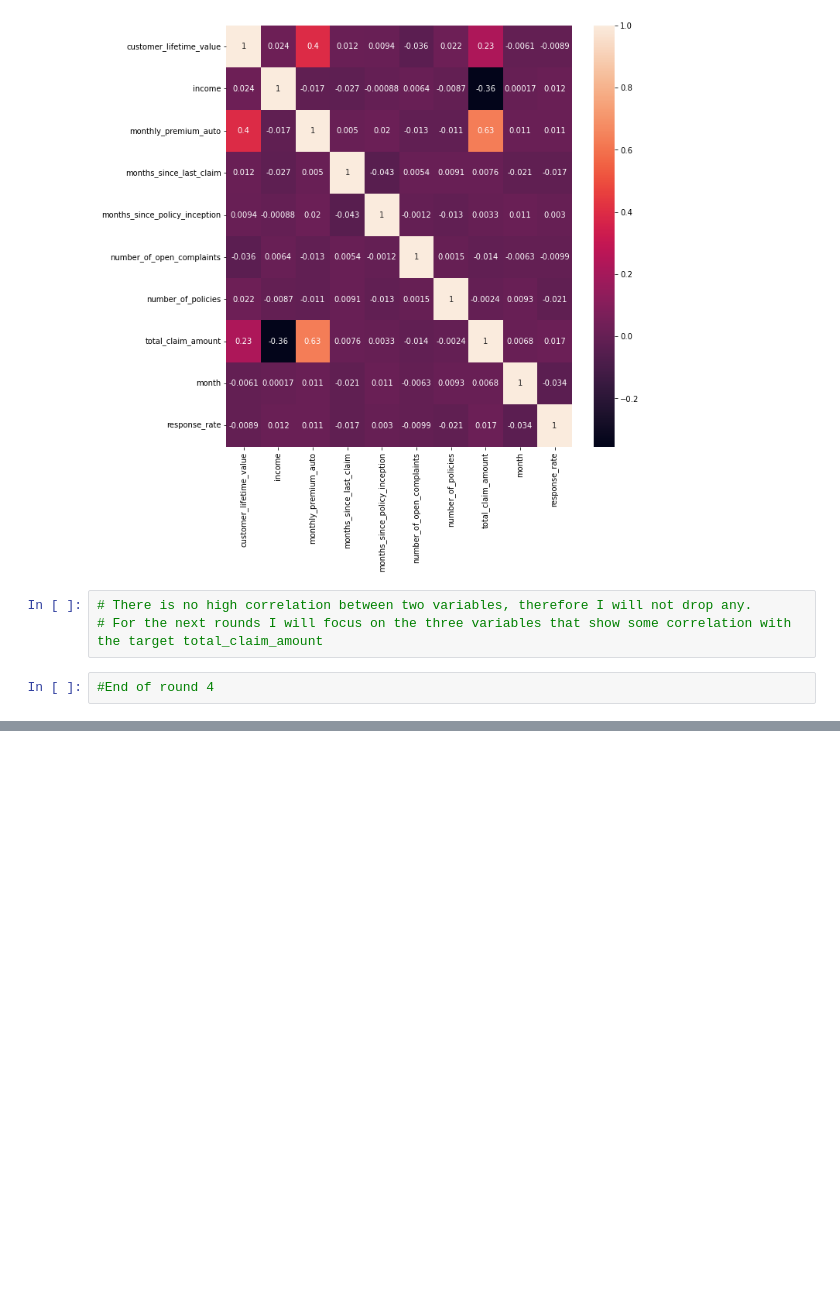
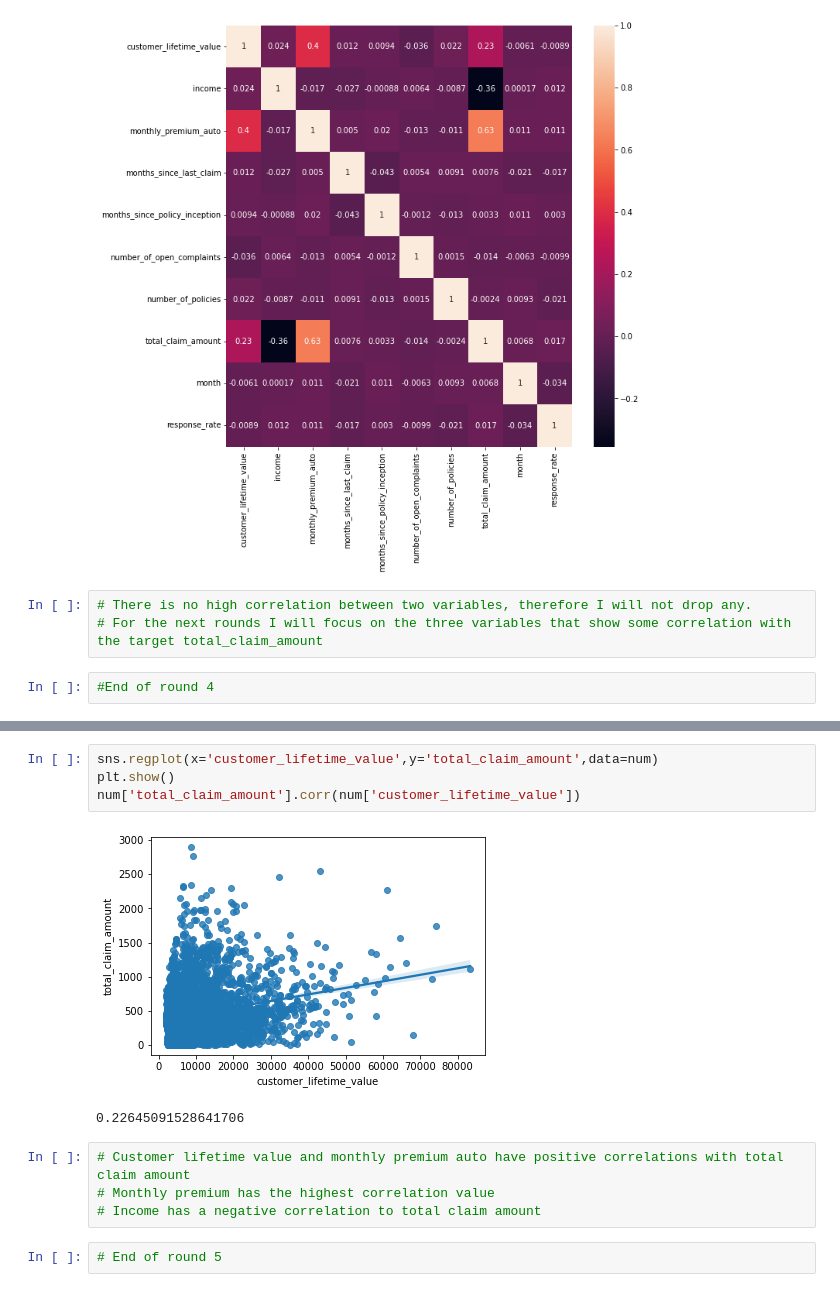
Before and after one commit to matosluana/lab-customer-analysis-round-2, a Jupyter notebook: files_for_lab/csv_files/Lab-customer-analysis-round-2.ipynb, the cells around one changed output, grey strips where cells are left out. Drawn from its saved outputs; the diff is of its cells as text; blank space fills up the shorter version.

Commit message:
Round 5

```diff
--- a/files_for_lab/csv_files/Lab-customer-analysis-round-2.ipynb
+++ b/files_for_lab/csv_files/Lab-customer-analysis-round-2.ipynb
@@ -392,0 +445,13 @@ plt.show()
+# %%
+sns.regplot(x='customer_lifetime_value',y='total_claim_amount',data=num)
+plt.show()
+num['total_claim_amount'].corr(num['customer_lifetime_value'])
+# %% [output]
+[figure, added]
+0.22645091528641706
+# %%
+# Customer lifetime value and monthly premium auto have positive correlations with total claim amount
+# Monthly premium has the highest correlation value
+# Income has a negative correlation to total claim amount
+# %%
+# End of round 5
```
Also changed, not shown: parts of 4 cells of this notebook.
